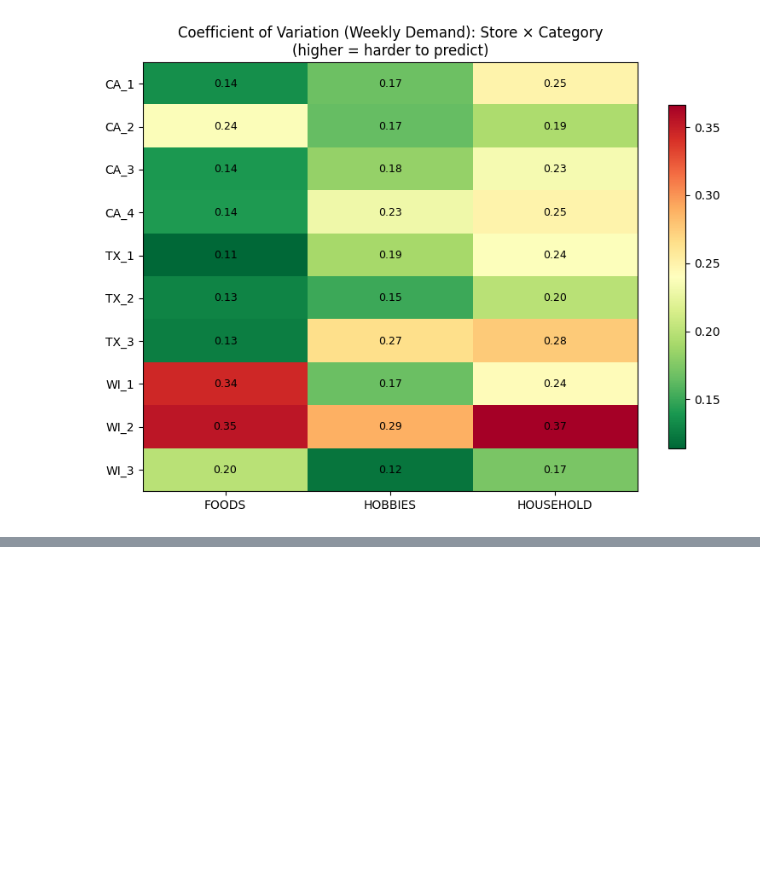
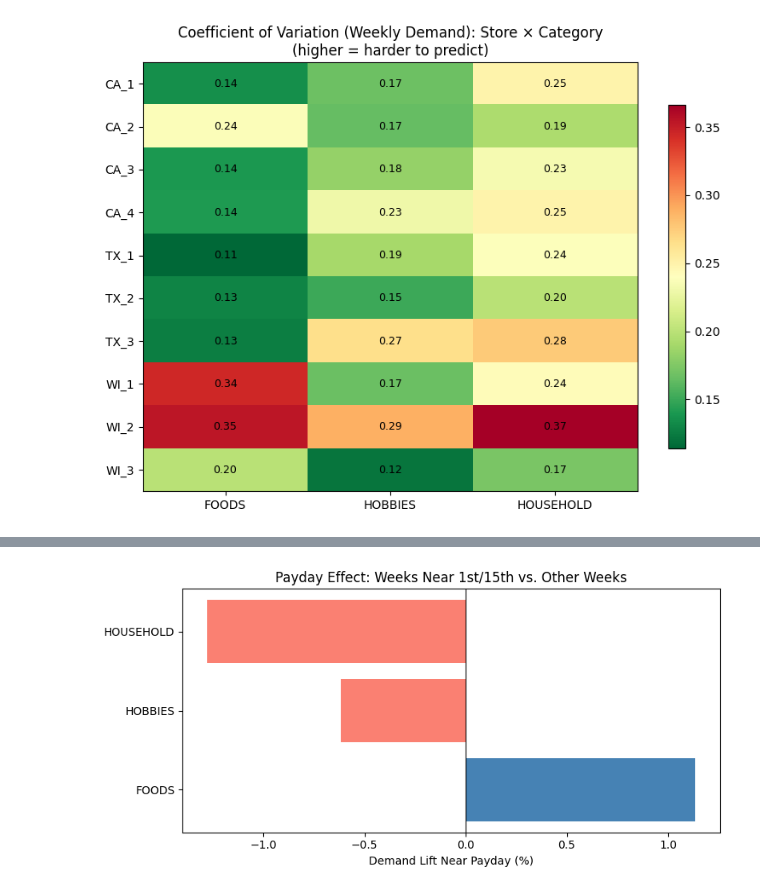
Before and after one commit to isaacvm98/ids705_project, a Jupyter notebook: notebooks/notebook_01_data_loading_and_eda.ipynb, the cells around one changed output, grey strips where cells are left out. Cells and saved outputs as stored; diff of their text form; code cells hidden in the pictures; blank space fills up the shorter version.

```diff
--- a/notebooks/notebook_01_data_loading_and_eda.ipynb
+++ b/notebooks/notebook_01_data_loading_and_eda.ipynb
@@ -567,0 +657,21 @@ plt.show()
+# %%
+weekly_temp = weekly.copy()
+dom = weekly_temp['week_start'].dt.day
+weekly_temp['near_payday'] = ((dom <= 7) | ((dom >= 15) & (dom <= 21)))
+
+fig, ax = plt.subplots(figsize=(8, 4))
+for cat in sorted(weekly_temp['cat_id'].unique()):
+    subset = weekly_temp[weekly_temp['cat_id'] == cat]
+    means = subset.groupby('near_payday')['weekly_units'].mean()
+    lift = (means[True] / means[False] - 1) * 100
+    ax.barh(f'{cat}', lift, color='steelblue' if lift > 0 else 'salmon')
+
+ax.set_xlabel('Demand Lift Near Payday (%)')
+ax.set_title('Payday Effect: Weeks Near 1st/15th vs. Other Weeks')
+ax.axvline(0, color='black', lw=0.8)
+plt.tight_layout()
+plt.show()
+
+del weekly_temp
+# %% [output]
+[figure, added]
```
Also changed, not shown: parts of 10 cells of this notebook, 4 other files.
